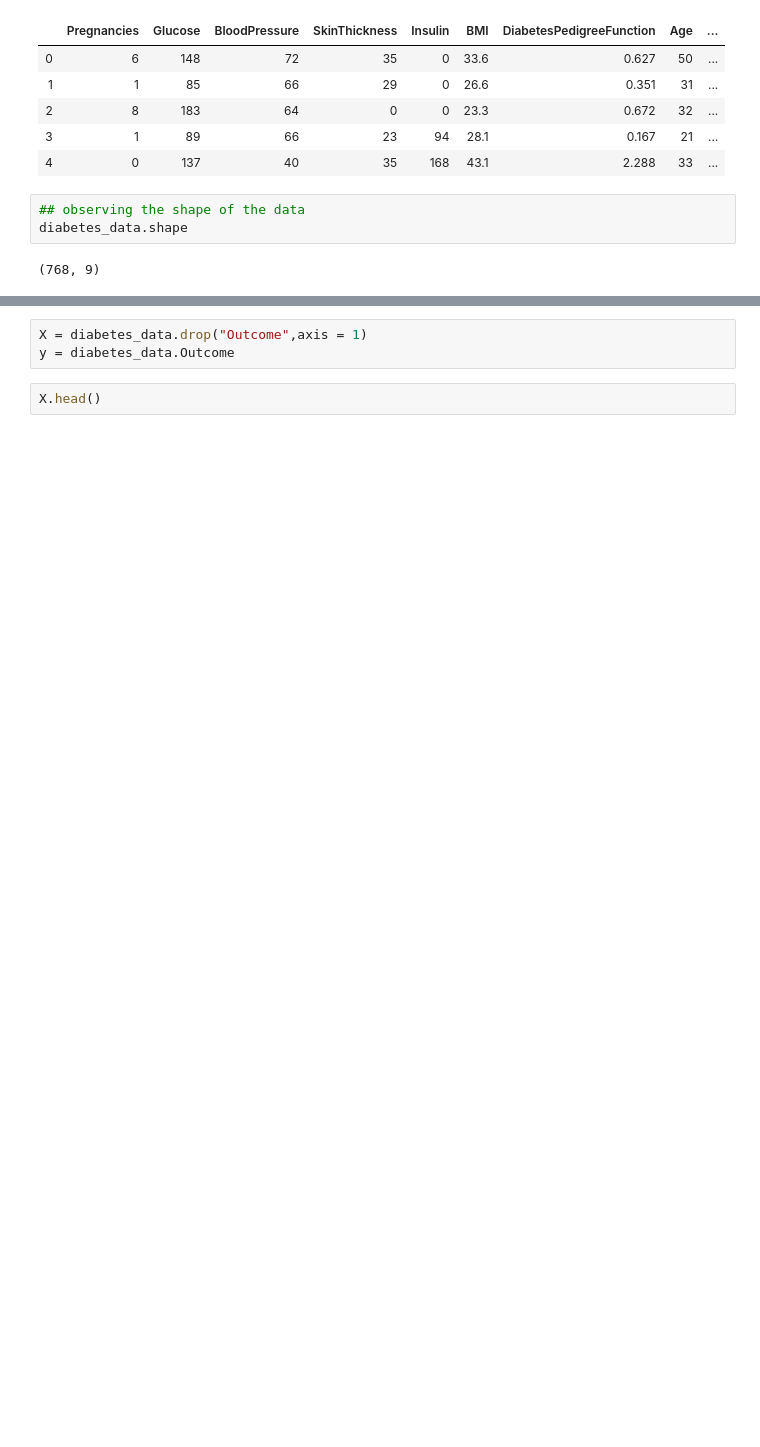
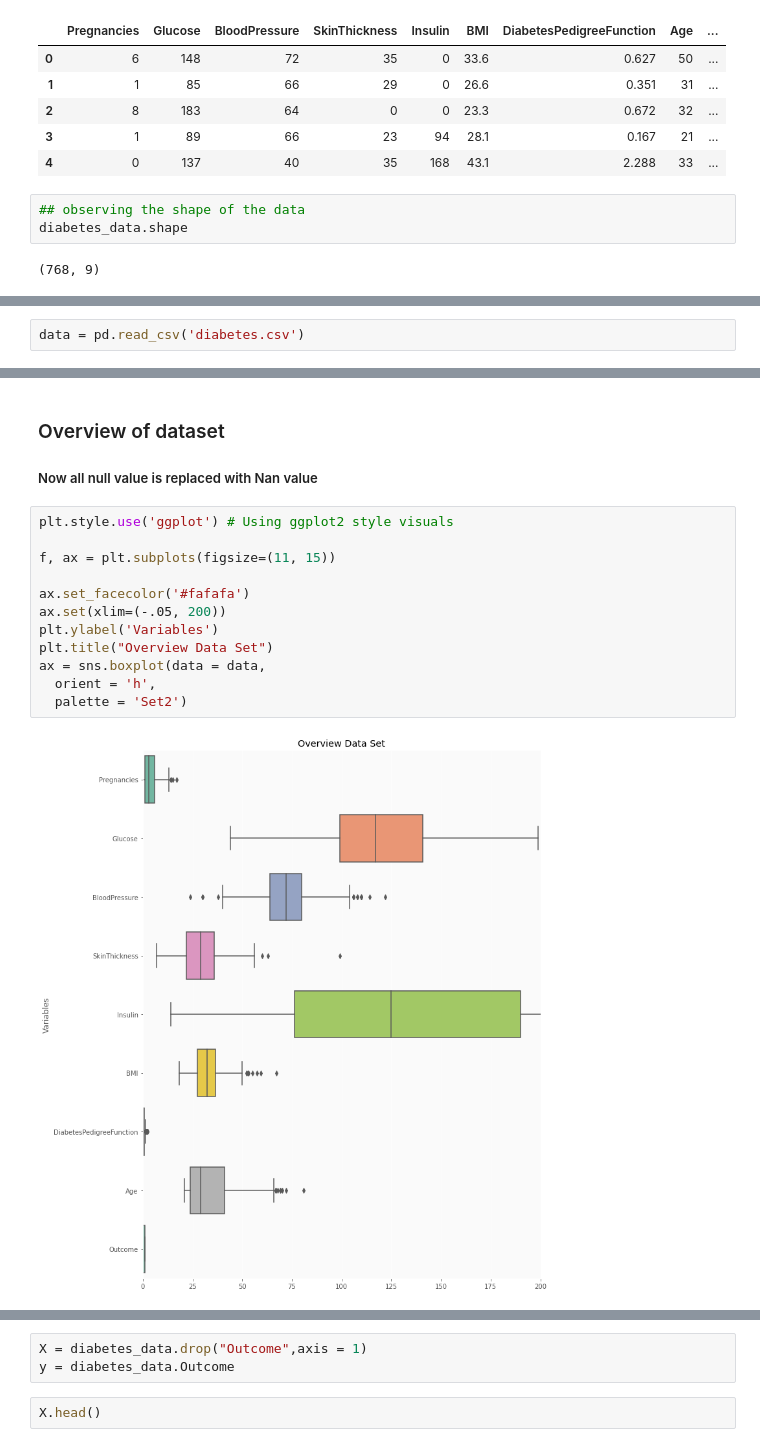
Before and after one commit to samiurprapon/DiabetesPrediction, a Jupyter notebook: S3 DT-NN-SVM.ipynb, the cells around one changed output, grey strips where cells are left out. Drawn from its saved outputs; the diff is of its cells as text; blank space fills up the shorter version.

```diff
--- a/S3 DT-NN-SVM.ipynb
+++ b/S3 DT-NN-SVM.ipynb
@@ -27,0 +36,2 @@ diabetes_data.shape
+# %%
+data = pd.read_csv('diabetes.csv')
@@ -27,0 +171,17 @@ diabetes_data.shape
+# %% [markdown]
+### Overview of dataset
+##### Now all null value is replaced with Nan value
+# %%
+plt.style.use('ggplot') # Using ggplot2 style visuals
+
+f, ax = plt.subplots(figsize=(11, 15))
+
+ax.set_facecolor('#fafafa')
+ax.set(xlim=(-.05, 200))
+plt.ylabel('Variables')
+plt.title("Overview Data Set")
+ax = sns.boxplot(data = data,
+  orient = 'h',
+  palette = 'Set2')
+# %% [output]
+[figure, added]
```
Also changed, not shown: parts of 80 cells of this notebook, 1 other file.
